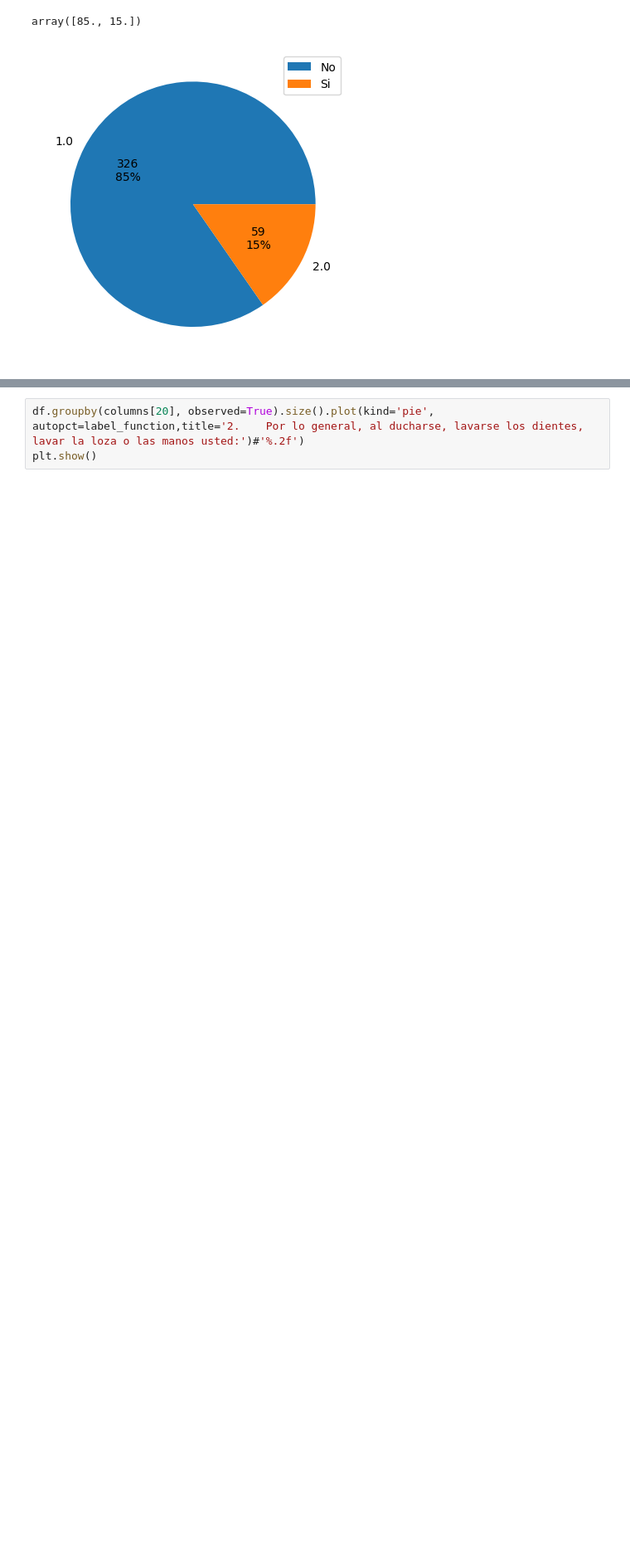
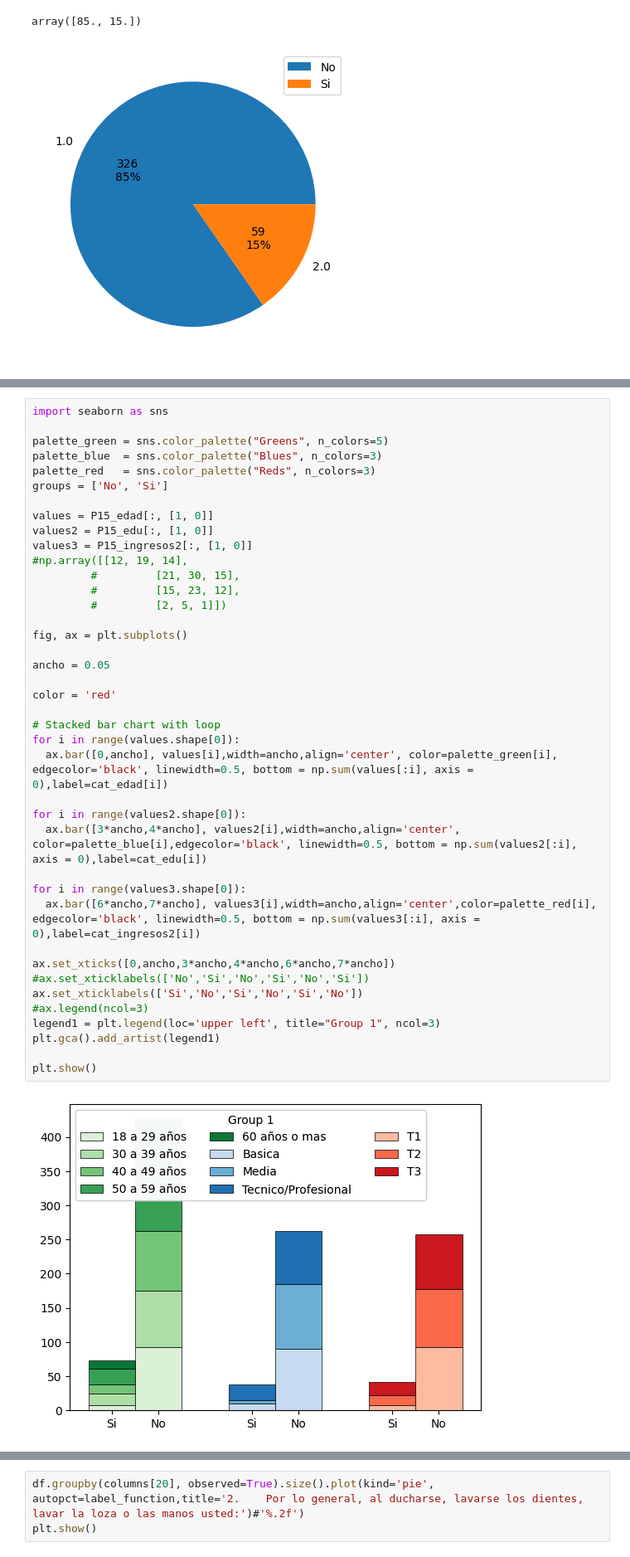
Before and after one commit to mqquiroz/HUCLAM, a Jupyter notebook: Datos_SPSS.ipynb, the cells around one changed output, grey strips where cells are left out. Shown at 83% size. Drawn from its saved outputs; the diff is of its cells as text; blank space fills up the shorter version.

```diff
--- a/Datos_SPSS.ipynb
+++ b/Datos_SPSS.ipynb
@@ -216,0 +262,42 @@ dtype: int64
+# %%
+import seaborn as sns
+
+palette_green = sns.color_palette("Greens", n_colors=5)
+palette_blue  = sns.color_palette("Blues", n_colors=3)
+palette_red   = sns.color_palette("Reds", n_colors=3)
+groups = ['No', 'Si']
+
+values = P15_edad[:, [1, 0]]
+values2 = P15_edu[:, [1, 0]]
+values3 = P15_ingresos2[:, [1, 0]]
+#np.array([[12, 19, 14],
+         #         [21, 30, 15],
+         #         [15, 23, 12],
+         #         [2, 5, 1]])
+
+fig, ax = plt.subplots()
+
+ancho = 0.05
+
+color = 'red'
+
+# Stacked bar chart with loop
+for i in range(values.shape[0]):
+  ax.bar([0,ancho], values[i],width=ancho,align='center', color=palette_green[i], edgecolor='black', linewidth=0.5, bottom = np.sum(values[:i], axis = 0),label=cat_edad[i])
+
+for i in range(values2.shape[0]):
+  ax.bar([3*ancho,4*ancho], values2[i],width=ancho,align='center', color=palette_blue[i],edgecolor='black', linewidth=0.5, bottom = np.sum(values2[:i], axis = 0),label=cat_edu[i])
+
+for i in range(values3.shape[0]):
+  ax.bar([6*ancho,7*ancho], values3[i],width=ancho,align='center',color=palette_red[i], edgecolor='black', linewidth=0.5, bottom = np.sum(values3[:i], axis = 0),label=cat_ingresos2[i])
+
+ax.set_xticks([0,ancho,3*ancho,4*ancho,6*ancho,7*ancho])
+#ax.set_xticklabels(['No','Si','No','Si','No','Si'])
+ax.set_xticklabels(['Si','No','Si','No','Si','No'])
+#ax.legend(ncol=3)
+legend1 = plt.legend(loc='upper left', title="Group 1", ncol=3)
+plt.gca().add_artist(legend1)
+
+plt.show()
+# %% [output]
+[figure, added]
```
Also changed, not shown: parts of 5 cells of this notebook.
